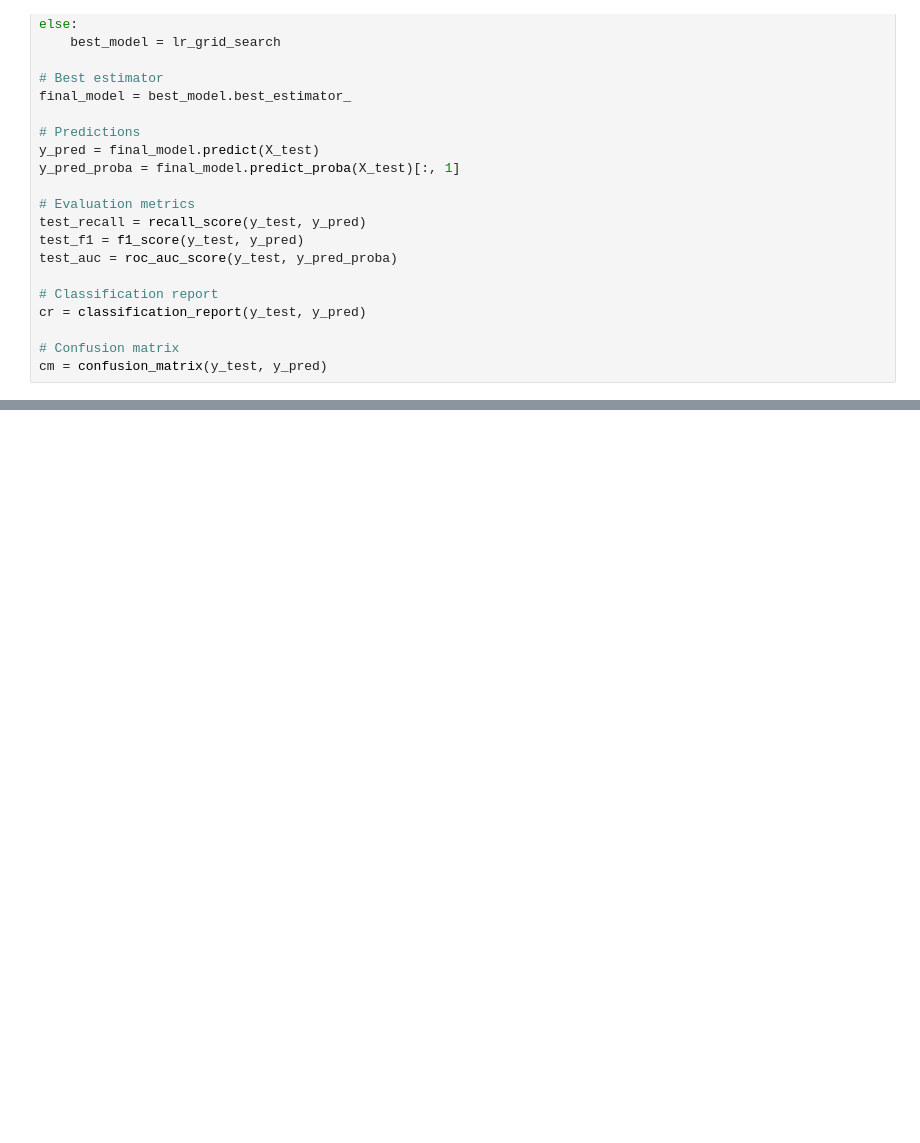
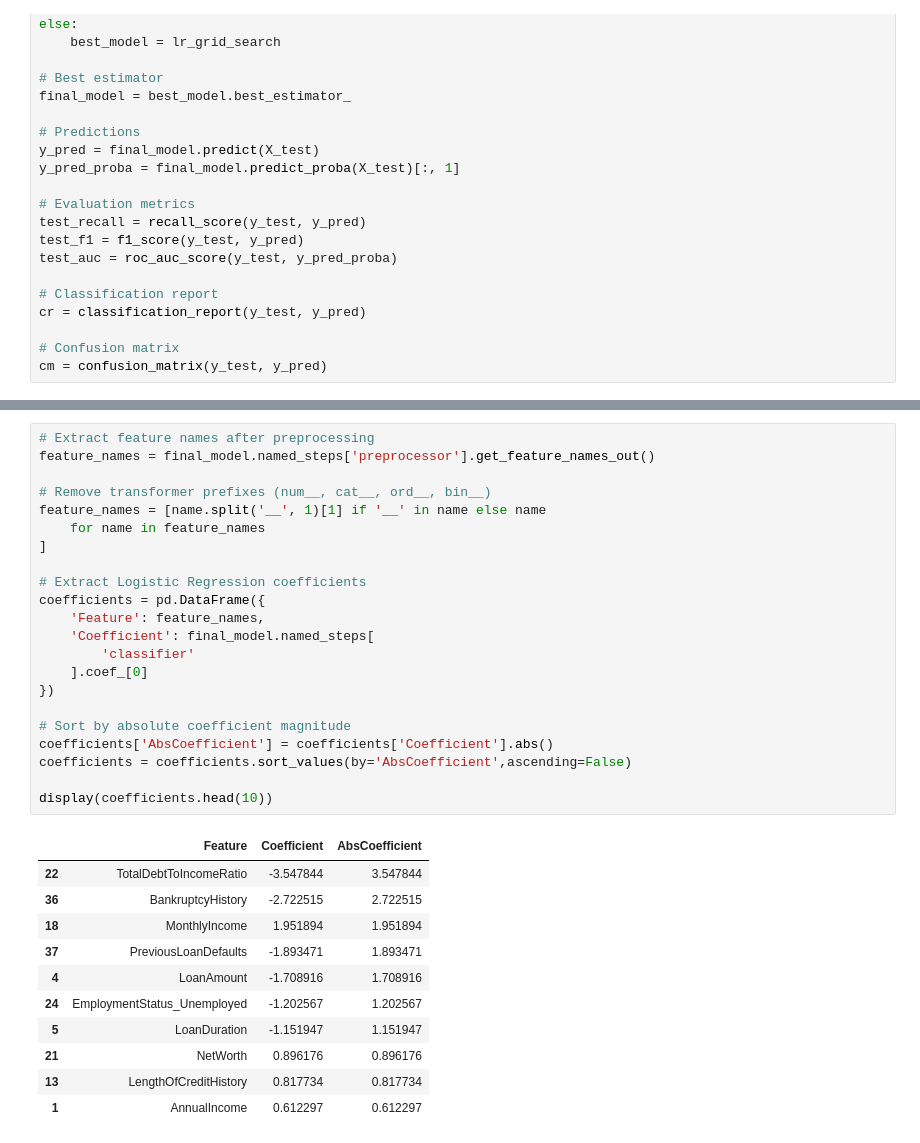
Before and after one commit to mbielecki1/AD07_LAB, a Jupyter notebook: financial_loan_risk.ipynb, the cells around one changed output, grey strips where cells are left out. Saved outputs shown, nothing was run; the diff lists cells and outputs as text; blank space fills up the shorter version.

```diff
--- a/financial_loan_risk.ipynb
+++ b/financial_loan_risk.ipynb
@@ -1004,3 +1019,37 @@ plt.title("ROC Curve")
 plt.show()
 # %% [output]
 [figure]
+# %%
+# Extract feature names after preprocessing
+feature_names = final_model.named_steps['preprocessor'].get_feature_names_out()
+
+# Remove transformer prefixes (num__, cat__, ord__, bin__)
+feature_names = [name.split('__', 1)[1] if '__' in name else name
+    for name in feature_names
+]
+
+# Extract Logistic Regression coefficients
+coefficients = pd.DataFrame({
+    'Feature': feature_names,
+    'Coefficient': final_model.named_steps[
+        'classifier'
+    ].coef_[0]
+})
+
+# Sort by absolute coefficient magnitude
+coefficients['AbsCoefficient'] = coefficients['Coefficient'].abs()
+coefficients = coefficients.sort_values(by='AbsCoefficient',ascending=False)
+
+display(coefficients.head(10))
+# %% [output]
+|  | Feature | Coefficient | AbsCoefficient |
+| 22 | TotalDebtToIncomeRatio | -3.547844 | 3.547844 |
+| 36 | BankruptcyHistory | -2.722515 | 2.722515 |
+| 18 | MonthlyIncome | 1.951894 | 1.951894 |
+| 37 | PreviousLoanDefaults | -1.893471 | 1.893471 |
+| 4 | LoanAmount | -1.708916 | 1.708916 |
+| 24 | EmploymentStatus_Unemployed | -1.202567 | 1.202567 |
+| 5 | LoanDuration | -1.151947 | 1.151947 |
+| 21 | NetWorth | 0.896176 | 0.896176 |
+| 13 | LengthOfCreditHistory | 0.817734 | 0.817734 |
+| 1 | AnnualIncome | 0.612297 | 0.612297 |
```
Also changed, not shown: parts of 6 cells of this notebook.
